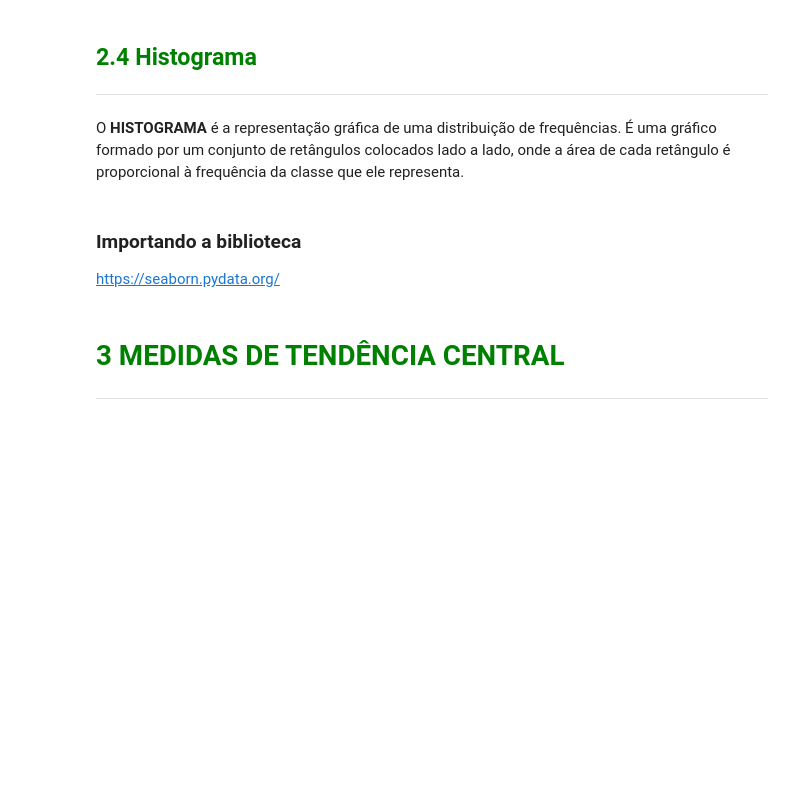
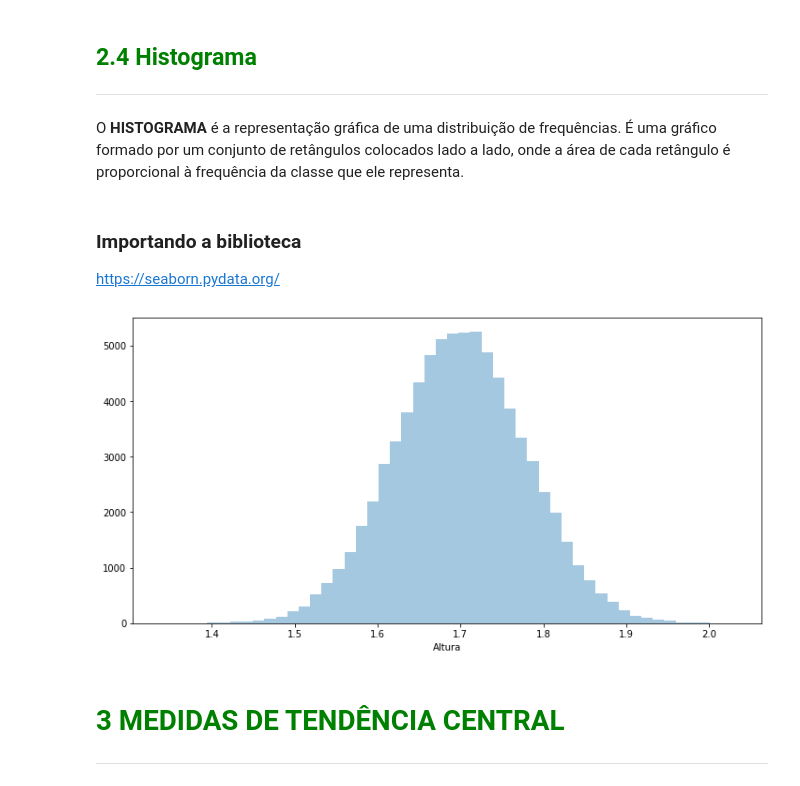
Before and after one commit to flaviogf/courses, a Jupyter notebook: alura/estatistica_parte_1/files/Curso_de_Estatística_Parte_1.ipynb, the cells around one changed output. Saved outputs shown, nothing was run; the diff lists cells and outputs as text; code cells hidden in the pictures; blank space fills up the shorter version.

```diff
--- a/alura/estatistica_parte_1/files/Curso_de_Estatística_Parte_1.ipynb
+++ b/alura/estatistica_parte_1/files/Curso_de_Estatística_Parte_1.ipynb
@@ -357,3 +436,8 @@ https://seaborn.pydata.org/
+# %%
+axis = sns.distplot(data['Altura'], kde=False)
+axis.figure.set_size_inches(12, 6)
+# %% [output]
+[figure, added]
 # %% [markdown]
 # <font color=green>3 MEDIDAS DE TENDÊNCIA CENTRAL</font>
 ***
```
Also changed, not shown: parts of 26 cells of this notebook, 2 other files.
